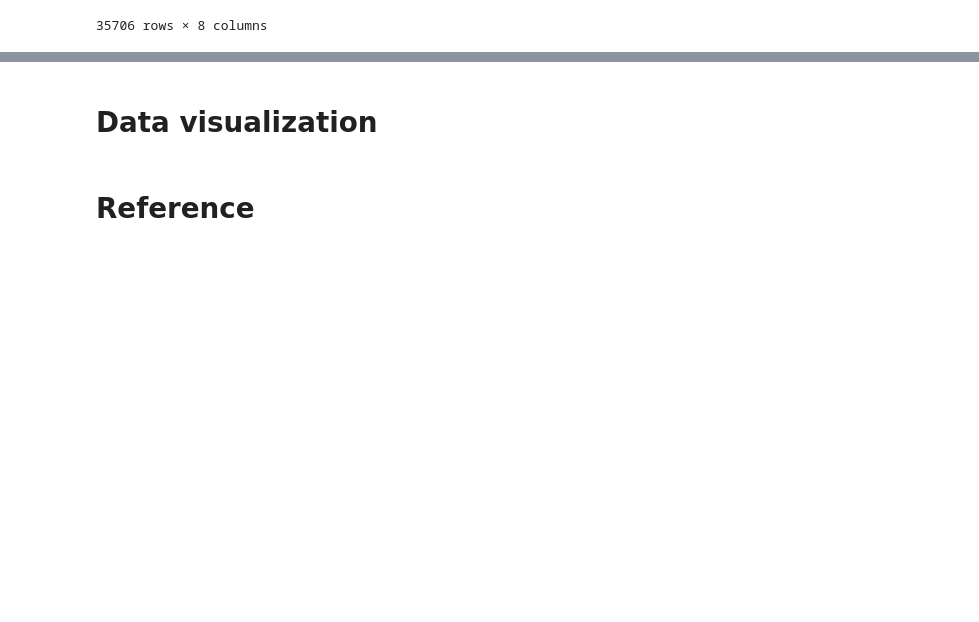
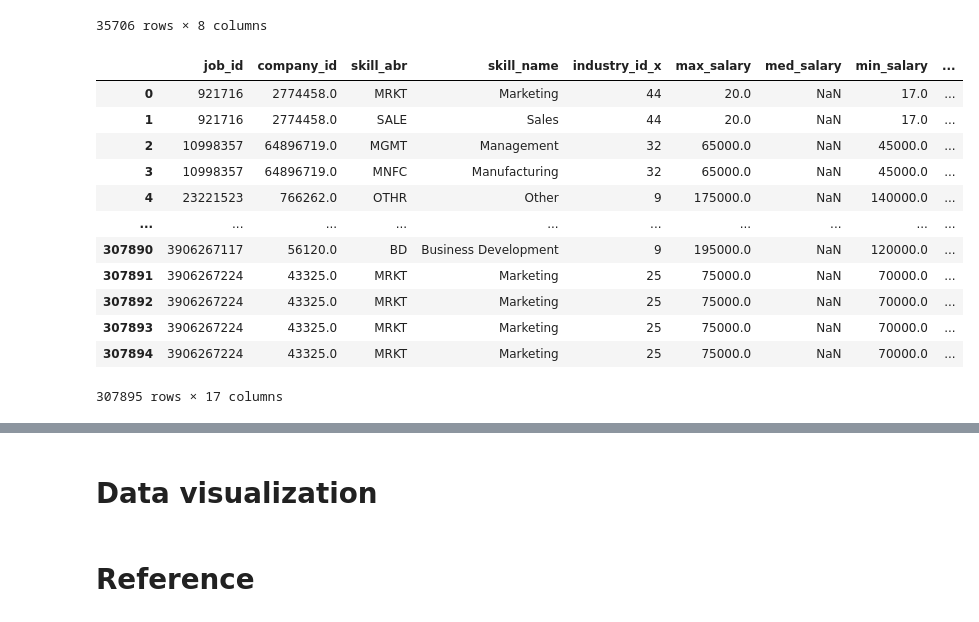
Before and after one commit to Koi4595/Group_10_FA_2024, a Jupyter notebook: SI_618_Project_Part1.ipynb, the cells around one changed output, grey strips where cells are left out. Drawn from its saved outputs; the diff is of its cells as text; code cells hidden in the pictures; blank space fills up the shorter version.

Commit message:
Final merge complete

```diff
--- a/SI_618_Project_Part1.ipynb
+++ b/SI_618_Project_Part1.ipynb
@@ -73,4 +74,4 @@ industries = pd.read_csv('./Projectdata/mappings/industries.csv', usecols=['indu
 job_skills = pd.read_csv('./Projectdata/jobs/job_skills.csv', usecols=['job_id','skill_abr'])
 job_industries = pd.read_csv('./Projectdata/jobs/job_industries.csv', usecols=['job_id','industry_id'])
 salaries = pd.read_csv('./Projectdata/jobs/salaries.csv', usecols=['job_id','max_salary','min_salary','med_salary','pay_period'])
-job_company_id_pairs = pd.read_csv('/workspaces/Group_10_FA_2024/job_company_id.csv', usecols=['job_id','company_id'])
+job_company_pair = pd.read_csv('./job_company_id.csv', usecols=['job_id','company_id'])
@@ -168,3 +167,22 @@ companies_condition
 | 35704 | 103468936 | WebUnite | NaN | US | 0 | 1 | 11 | ... |
 | 35705 | 103472979 | BlackVe | 1.0 | 0 | 0 | 0 | 1 | ... |
 35706 rows × 8 columns
+# %%
+#join job and company dataframes using job_company_pair
+job_company_pair = job_company_pair.merge(job_condition, on='job_id')
+job_company_pair = job_company_pair.merge(companies_condition, on='company_id')
+job_company_pair
+# %% [output]
+|  | job_id | company_id | skill_abr | skill_name | industry_id_x | max_salary | med_salary | min_salary | ... |
+| 0 | 921716 | 2774458.0 | MRKT | Marketing | 44 | 20.0 | NaN | 17.0 | ... |
+| 1 | 921716 | 2774458.0 | SALE | Sales | 44 | 20.0 | NaN | 17.0 | ... |
+| 2 | 10998357 | 64896719.0 | MGMT | Management | 32 | 65000.0 | NaN | 45000.0 | ... |
+| 3 | 10998357 | 64896719.0 | MNFC | Manufacturing | 32 | 65000.0 | NaN | 45000.0 | ... |
+| 4 | 23221523 | 766262.0 | OTHR | Other | 9 | 175000.0 | NaN | 140000.0 | ... |
+| ... | ... | ... | ... | ... | ... | ... | ... | ... | ... |
+| 307890 | 3906267117 | 56120.0 | BD | Business Development | 9 | 195000.0 | NaN | 120000.0 | ... |
+| 307891 | 3906267224 | 43325.0 | MRKT | Marketing | 25 | 75000.0 | NaN | 70000.0 | ... |
+| 307892 | 3906267224 | 43325.0 | MRKT | Marketing | 25 | 75000.0 | NaN | 70000.0 | ... |
+| 307893 | 3906267224 | 43325.0 | MRKT | Marketing | 25 | 75000.0 | NaN | 70000.0 | ... |
+| 307894 | 3906267224 | 43325.0 | MRKT | Marketing | 25 | 75000.0 | NaN | 70000.0 | ... |
+307895 rows × 17 columns
```
Also changed, not shown: parts of 5 cells of this notebook, 1 other file.
